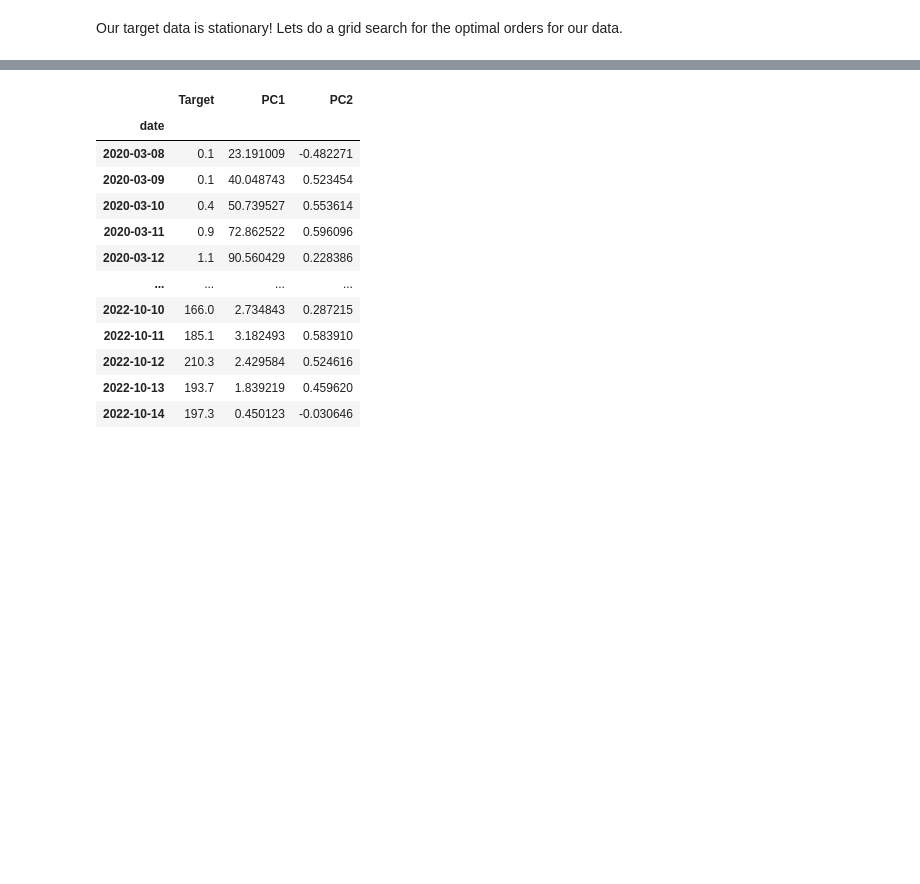
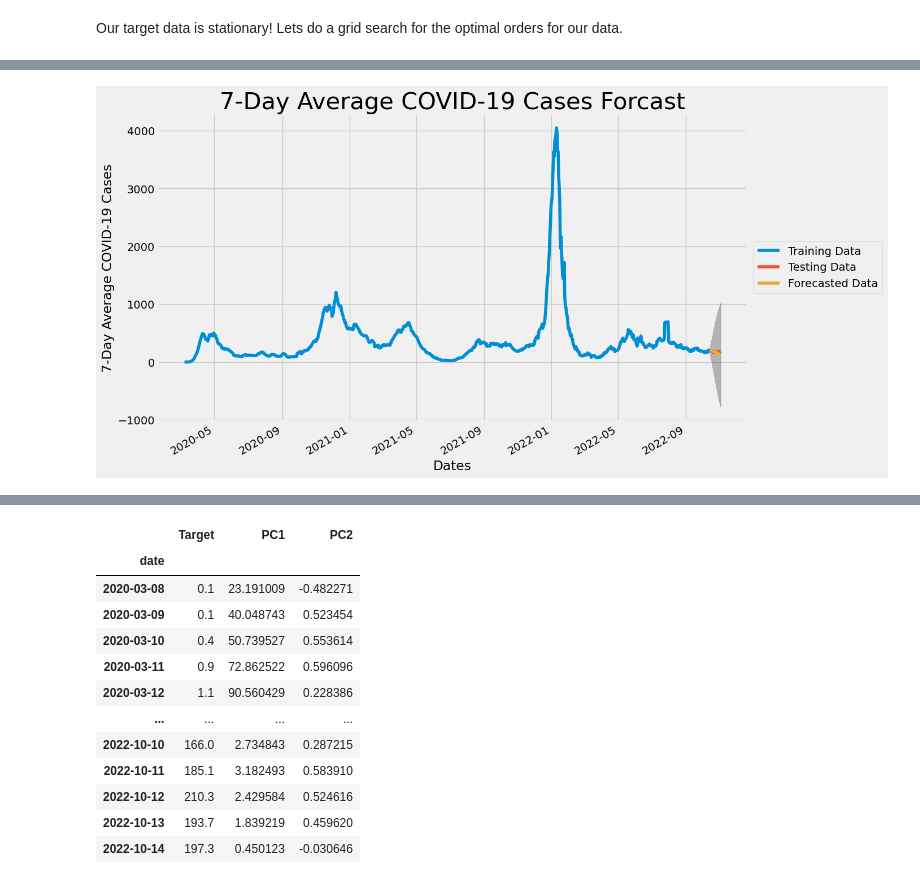
Before and after one commit to sanderlin2013/Predicting-COVID-19-in-Philly, a Jupyter notebook: final_notebook.ipynb, the cells around one changed output, grey strips where cells are left out. Saved outputs shown, nothing was run; the diff lists cells and outputs as text; code cells hidden in the pictures; blank space fills up the shorter version.

```diff
--- a/final_notebook.ipynb
+++ b/final_notebook.ipynb
@@ -174,7 +178,8 @@ google_philly.isnull().sum().sum()
 # code from https://stackoverflow.com/questions/55679401/remove-prefix-or-suffix-substring-from-column-headers-in-pandas
 
 # removing 'symptom:' prefix from all our symptoms
-google_philly.columns = google_philly.columns.map(lambda x: x.removeprefix('symptom:'))
+google_philly.columns = google_philly.columns.map(
+    lambda x: x.removeprefix('symptom:'))
 # %%
 google_philly.head()
 # %% [output]
@@ -545,14 +386,0 @@ plot_model(y_train, y_test, output_forcast, "7-Day Average COVID-19 Cases Forcas
-# %%
-# plotting the prediction
-fig, ax = plt.subplots(figsize=(12, 8))
-# took only a potion of the data to better show how the predicted data preformed
-ax.plot(y_train['2022-09-01' :], label='Training Data')
-ax.plot(y_test, label='Testing Data')
-output_forcast.plot(ax=ax, label='Forecasted Value')
-ax.fill_between(output_conf.index,
-                    output_conf.iloc[:, 0],
-                    output_conf.iloc[:, 1], color='k', alpha=0.25)
-ax.set_title("7-Day Average COVID-19 Cases Forcast", fontsize=30)
-ax.set_xlabel('Dates')
-ax.set_ylabel('7-Day Average COVID-19 Cases')
-ax.legend(loc='center left', bbox_to_anchor=(1, 0.5));
@@ -641,0 +539,5 @@ principalComponents.set_index('date', inplace=True)
+# %%
+plot_model(y_train, y_test, output_forcast, "7-Day Average COVID-19 Cases Forcast",
+           '7-Day Average COVID-19 Cases', conf_interval=output_conf)
+# %% [output]
+[figure, added]
```
Also changed, not shown: parts of 75 cells of this notebook, 5 other files.
